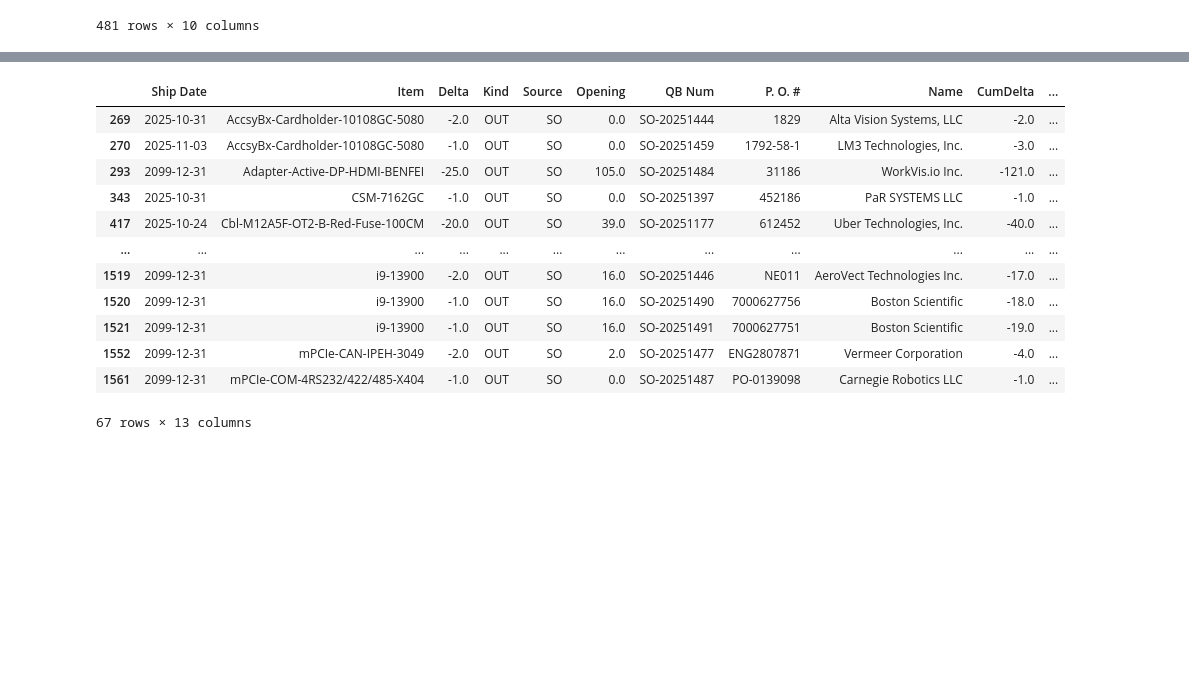
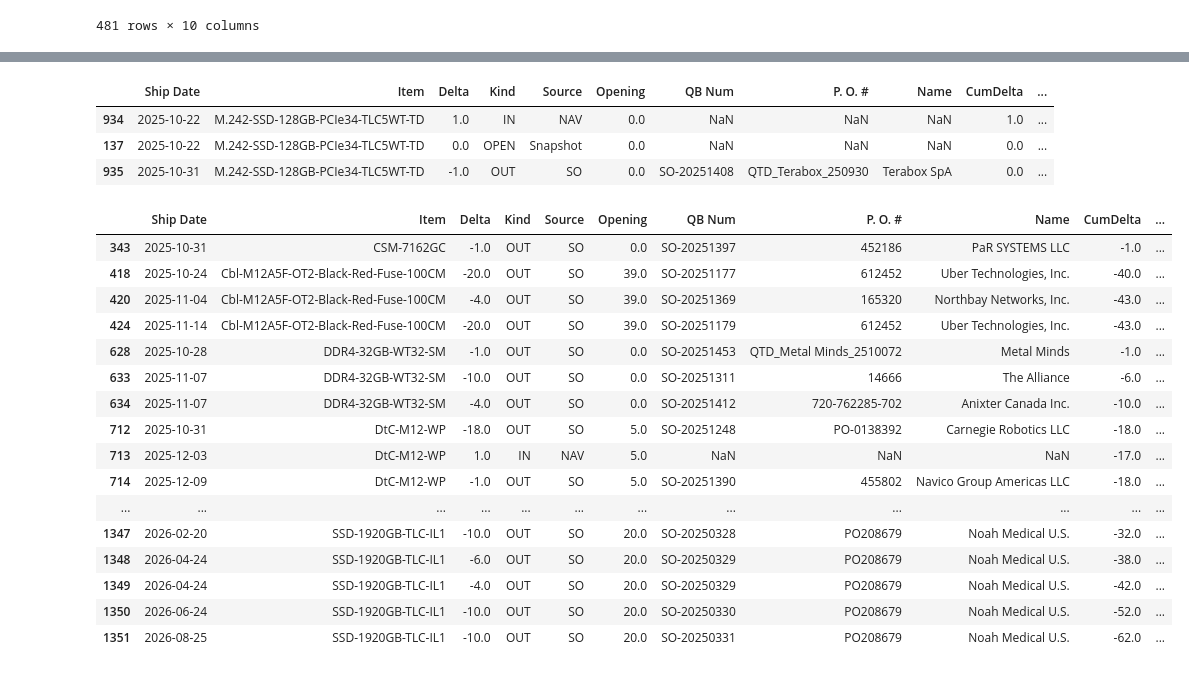
Before and after one commit to playoung2818/POD_NAV, a Jupyter notebook: LT Check(ZC).ipynb, the cells around one changed output, grey strips where cells are left out. Drawn from its saved outputs; the diff is of its cells as text; code cells hidden in the pictures; blank space fills up the shorter version.

```diff
--- a/LT Check(ZC).ipynb
+++ b/LT Check(ZC).ipynb
@@ -373,22 +376,33 @@ def compute_so_readiness(ledger: pd.DataFrame) -> pd.DataFrame:
     ]].sort_values(["Item", "Ship Date"])
 # %%
 ledger, item_summary, violations = build_ledger(SO, NAV_EXP, prefer_wip=True)
+# %%
+ledger[ledger['Item'] == 'M.242-SSD-128GB-PCIe34-TLC5WT-TD']
+# %% [output]
+|  | Ship Date | Item | Delta | Kind | Source | Opening | QB Num | P. O. # | Name | CumDelta | ... |
+| 934 | 2025-10-22 | M.242-SSD-128GB-PCIe34-TLC5WT-TD | 1.0 | IN | NAV | 0.0 | NaN | NaN | NaN | 1.0 | ... |
+| 137 | 2025-10-22 | M.242-SSD-128GB-PCIe34-TLC5WT-TD | 0.0 | OPEN | Snapshot | 0.0 | NaN | NaN | NaN | 0.0 | ... |
+| 935 | 2025-10-31 | M.242-SSD-128GB-PCIe34-TLC5WT-TD | -1.0 | OUT | SO | 0.0 | SO-20251408 | QTD_Terabox_250930 | Terabox SpA | 0.0 | ... |
 # %%
-violations
+violations[violations['Ship Date'] != '2099-12-31']
 # %% [output]
 |  | Ship Date | Item | Delta | Kind | Source | Opening | QB Num | P. O. # | Name | CumDelta | ... |
-| 269 | 2025-10-31 | AccsyBx-Cardholder-10108GC-5080 | -2.0 | OUT | SO | 0.0 | SO-20251444 | 1829 | Alta Vision Systems, LLC | -2.0 | ... |
-| 270 | 2025-11-03 | AccsyBx-Cardholder-10108GC-5080 | -1.0 | OUT | SO | 0.0 | SO-20251459 | 1792-58-1 | LM3 Technologies, Inc. | -3.0 | ... |
-| 293 | 2099-12-31 | Adapter-Active-DP-HDMI-BENFEI | -25.0 | OUT | SO | 105.0 | SO-20251484 | 31186 | WorkVis.io Inc. | -121.0 | ... |
 | 343 | 2025-10-31 | CSM-7162GC | -1.0 | OUT | SO | 0.0 | SO-20251397 | 452186 | PaR SYSTEMS LLC | -1.0 | ... |
-| 417 | 2025-10-24 | Cbl-M12A5F-OT2-B-Red-Fuse-100CM | -20.0 | OUT | SO | 39.0 | SO-20251177 | 612452 | Uber Technologies, Inc. | -40.0 | ... |
+| 418 | 2025-10-24 | Cbl-M12A5F-OT2-Black-Red-Fuse-100CM | -20.0 | OUT | SO | 39.0 | SO-20251177 | 612452 | Uber Technologies, Inc. | -40.0 | ... |
+| 420 | 2025-11-04 | Cbl-M12A5F-OT2-Black-Red-Fuse-100CM | -4.0 | OUT | SO | 39.0 | SO-20251369 | 165320 | Northbay Networks, Inc. | -43.0 | ... |
+| 424 | 2025-11-14 | Cbl-M12A5F-OT2-Black-Red-Fuse-100CM | -20.0 | OUT | SO | 39.0 | SO-20251179 | 612452 | Uber Technologies, Inc. | -43.0 | ... |
+| 628 | 2025-10-28 | DDR4-32GB-WT32-SM | -1.0 | OUT | SO | 0.0 | SO-20251453 | QTD_Metal Minds_2510072 | Metal Minds | -1.0 | ... |
+| 633 | 2025-11-07 | DDR4-32GB-WT32-SM | -10.0 | OUT | SO | 0.0 | SO-20251311 | 14666 | The Alliance | -6.0 | ... |
+| 634 | 2025-11-07 | DDR4-32GB-WT32-SM | -4.0 | OUT | SO | 0.0 | SO-20251412 | 720-762285-702 | Anixter Canada Inc. | -10.0 | ... |
+| 712 | 2025-10-31 | DtC-M12-WP | -18.0 | OUT | SO | 5.0 | SO-20251248 | PO-0138392 | Carnegie Robotics LLC | -18.0 | ... |
+| 713 | 2025-12-03 | DtC-M12-WP | 1.0 | IN | NAV | 5.0 | NaN | NaN | NaN | -17.0 | ... |
+| 714 | 2025-12-09 | DtC-M12-WP | -1.0 | OUT | SO | 5.0 | SO-20251390 | 455802 | Navico Group Americas LLC | -18.0 | ... |
 | ... | ... | ... | ... | ... | ... | ... | ... | ... | ... | ... | ... |
-| 1519 | 2099-12-31 | i9-13900 | -2.0 | OUT | SO | 16.0 | SO-20251446 | NE011 | AeroVect Technologies Inc. | -17.0 | ... |
-| 1520 | 2099-12-31 | i9-13900 | -1.0 | OUT | SO | 16.0 | SO-20251490 | 7000627756 | Boston Scientific | -18.0 | ... |
-| 1521 | 2099-12-31 | i9-13900 | -1.0 | OUT | SO | 16.0 | SO-20251491 | 7000627751 | Boston Scientific | -19.0 | ... |
-| 1552 | 2099-12-31 | mPCIe-CAN-IPEH-3049 | -2.0 | OUT | SO | 2.0 | SO-20251477 | ENG2807871 | Vermeer Corporation | -4.0 | ... |
-| 1561 | 2099-12-31 | mPCIe-COM-4RS232/422/485-X404 | -1.0 | OUT | SO | 0.0 | SO-20251487 | PO-0139098 | Carnegie Robotics LLC | -1.0 | ... |
+| 1347 | 2026-02-20 | SSD-1920GB-TLC-IL1 | -10.0 | OUT | SO | 20.0 | SO-20250328 | PO208679 | Noah Medical U.S. | -32.0 | ... |
+| 1348 | 2026-04-24 | SSD-1920GB-TLC-IL1 | -6.0 | OUT | SO | 20.0 | SO-20250329 | PO208679 | Noah Medical U.S. | -38.0 | ... |
+| 1349 | 2026-04-24 | SSD-1920GB-TLC-IL1 | -4.0 | OUT | SO | 20.0 | SO-20250329 | PO208679 | Noah Medical U.S. | -42.0 | ... |
+| 1350 | 2026-06-24 | SSD-1920GB-TLC-IL1 | -10.0 | OUT | SO | 20.0 | SO-20250330 | PO208679 | Noah Medical U.S. | -52.0 | ... |
+| 1351 | 2026-08-25 | SSD-1920GB-TLC-IL1 | -10.0 | OUT | SO | 20.0 | SO-20250331 | PO208679 | Noah Medical U.S. | -62.0 | ... |
-67 rows × 13 columns
 # %%
 so_readiness = compute_so_readiness(ledger)
 so_readiness
```
Also changed, not shown: parts of 2 cells of this notebook.
